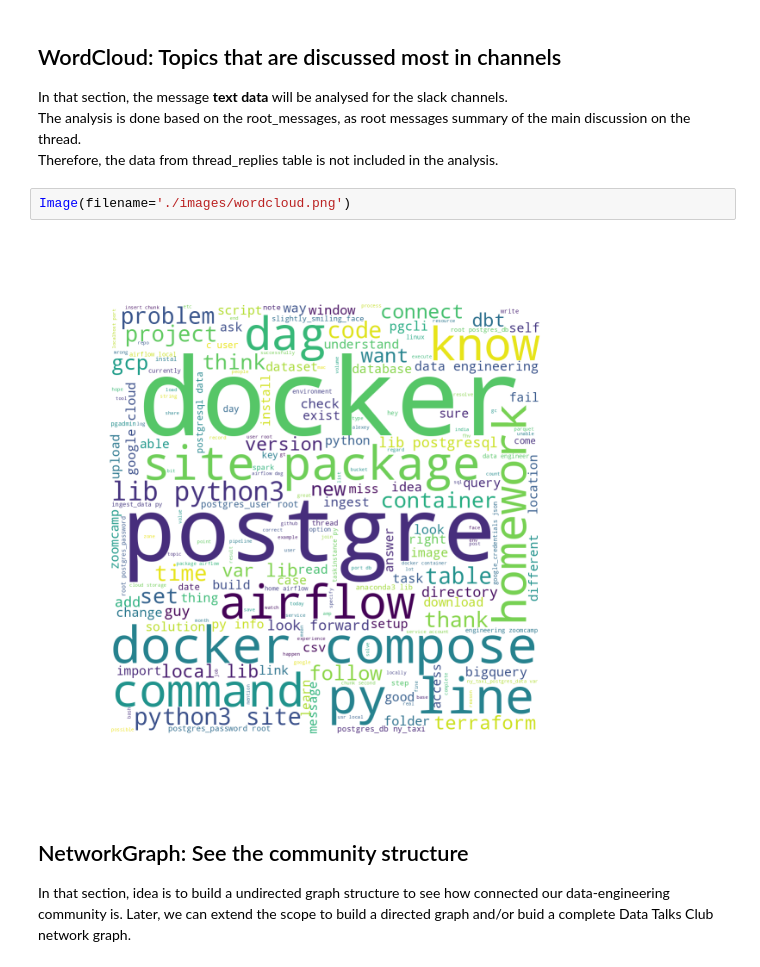
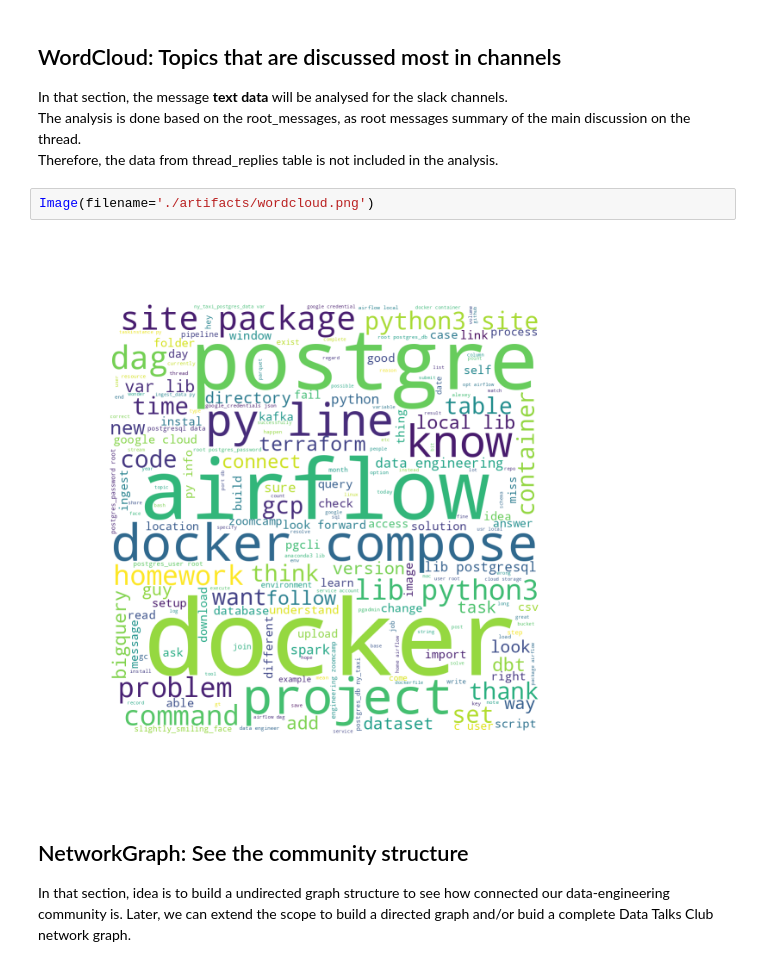
Before and after one commit to IremErturk/dtc-de-capstone-project, a Jupyter notebook: visualization/dashboard.ipynb, the cells around one changed output. Saved outputs shown, nothing was run; the diff lists cells and outputs as text.

```diff
--- a/visualization/dashboard.ipynb
+++ b/visualization/dashboard.ipynb
@@ -32,9 +32,9 @@ In that section, the message **text data** will be analysed for the slack channe
 The analysis is done based on the root_messages, as root messages summary of the main discussion on the thread.\
 Therefore, the data from thread_replies table is not included in the analysis.
 # %%
-Image(filename='./images/wordcloud.png')
+Image(filename='./artifacts/wordcloud.png')
 # %% [output]
-[figure, old version]
+[figure, new version]
 # %% [markdown]
 ## NetworkGraph: See the community structure
 
```
Also changed, not shown: parts of 6 cells of this notebook, 1 other file.
